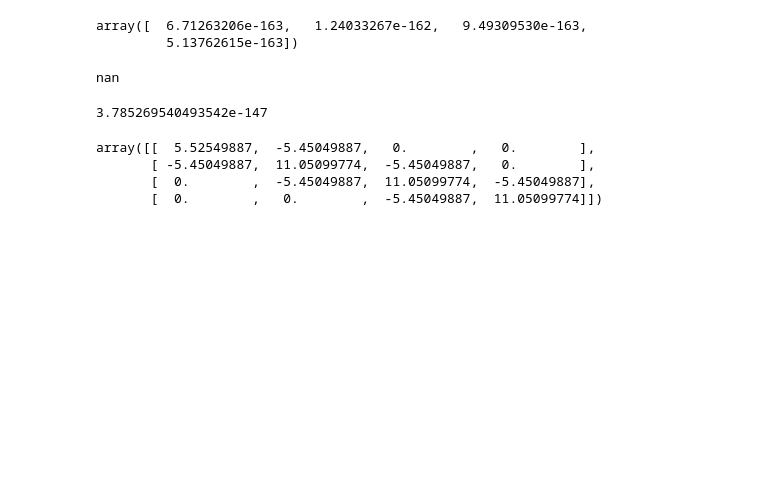
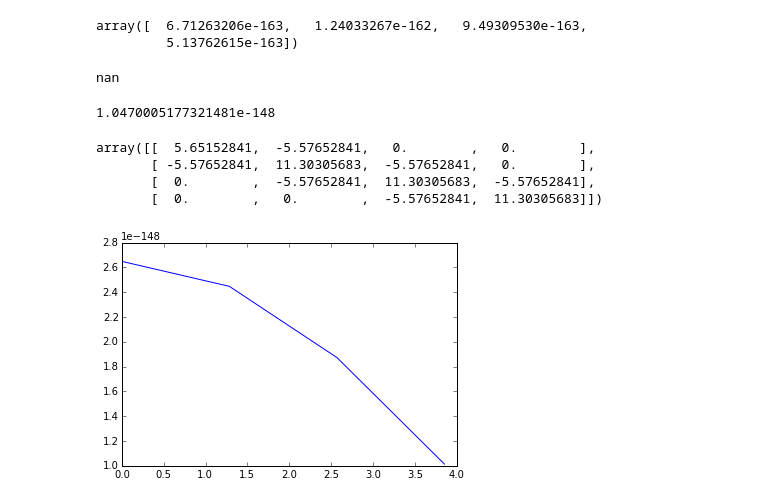
Before and after one commit to piovere/470-project-1, a Jupyter notebook: Project 2/Project2.ipynb, the cells around one changed output. Cells and saved outputs as stored; diff of their text form; code cells hidden in the pictures; blank space fills up the shorter version.

```diff
--- a/Project 2/Project2.ipynb
+++ b/Project 2/Project2.ipynb
@@ -29,5 +9,5 @@ plt.show()
 # %%
-def set_matrix(nodes=5, D=9.0, sigma_a=0.15, w=10.):
+def set_matrix(nodes=5, D=1./(3.*3.62e-2), sigma_a=0.15, w=10.):
     n = nodes - 1
     dx = w / n
     offdiag = -D / dx**2
@@ -75,7 +54,7 @@ min_error = 0.001
 num_iterations = 0
 # %%
 while k_error > min_error or b_error > min_error:
-    b = np.multiply(b, S) * k**-1
+    b = np.multiply(b, S) / k
 
     b_old = b
     k_old = k
@@ -110,11 +89,16 @@ nan
 # %%
 b_error
 # %% [output]
-3.785269540493542e-147
+1.0470005177321481e-148
 # %%
 A
 # %% [output]
-array([[  5.52549887,  -5.45049887,   0.        ,   0.        ],
-       [ -5.45049887,  11.05099774,  -5.45049887,   0.        ],
-       [  0.        ,  -5.45049887,  11.05099774,  -5.45049887],
-       [  0.        ,   0.        ,  -5.45049887,  11.05099774]])
+array([[  5.65152841,  -5.57652841,   0.        ,   0.        ],
+       [ -5.57652841,  11.30305683,  -5.57652841,   0.        ],
+       [  0.        ,  -5.57652841,  11.30305683,  -5.57652841],
+       [  0.        ,   0.        ,  -5.57652841,  11.30305683]])
+# %%
+plt.plot(np.linspace(0,5.14,nodes)[:-1],b)
+plt.show()
+# %% [output]
+[figure, added]
```
Also changed, not shown: parts of 11 cells of this notebook.
